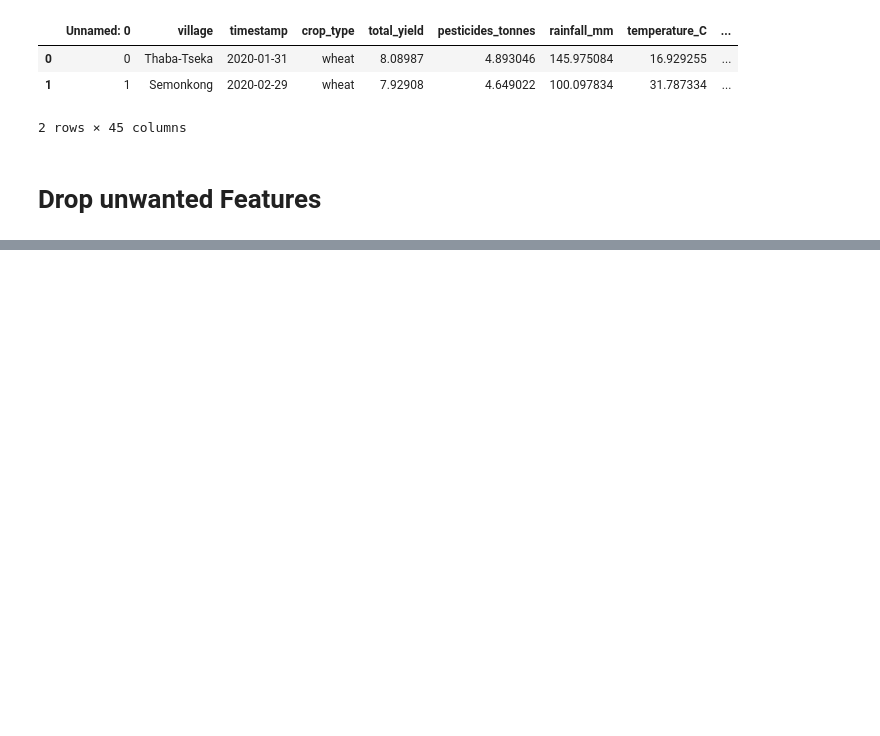
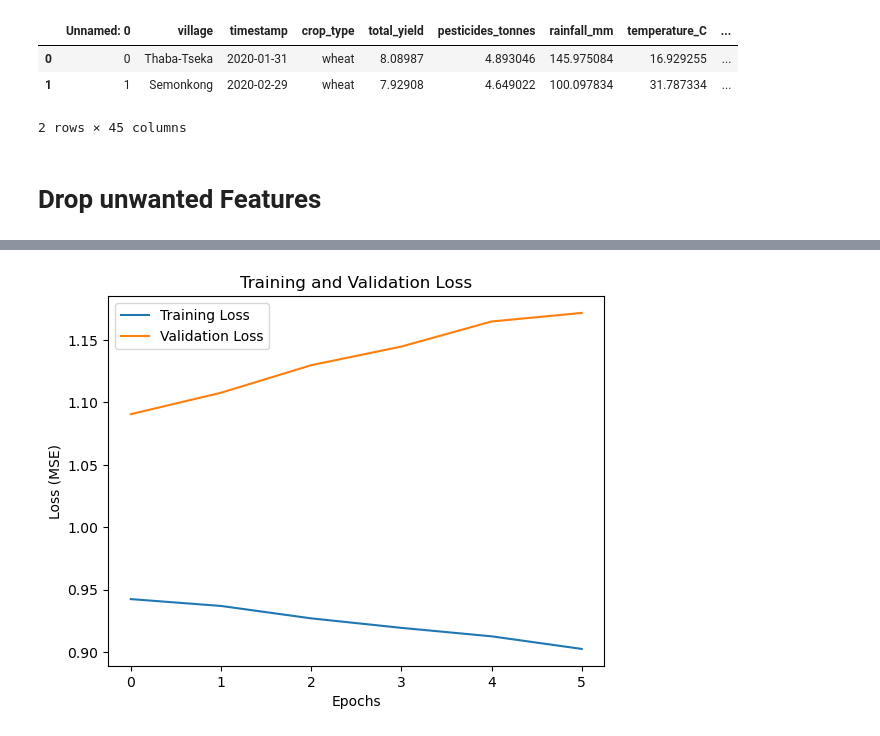
Before and after one commit to mrshelile/AgriVista, a Jupyter notebook: dataExtract1.ipynb, the cells around one changed output, grey strips where cells are left out. Cells and saved outputs as stored; diff of their text form; code cells hidden in the pictures; blank space fills up the shorter version.

```diff
--- a/dataExtract1.ipynb
+++ b/dataExtract1.ipynb
@@ -96,0 +209,9 @@ df.drop(columns=unwanted)
+# %%
+# Reshape data for LSTM: [samples, timesteps, features]
+# X_train shape before reshaping: (number_of_samples, sequence_length, number_of_features)
+X_train_reshaped = np.reshape(X_train, (X_train.shape[0], X_train.shape[1], X_train.shape[2]))
+X_test_reshaped = np.reshape(X_test, (X_test.shape[0], X_test.shape[1], X_test.shape[2]))
+
+# Check the shapes
+print(f"X_train reshaped shape: {X_train_reshaped.shape}")
+print(f"X_test reshaped shape: {X_test_reshaped.shape}")
@@ -96,0 +272,6 @@ df.drop(columns=unwanted)
+# %%
+#  Early Stopping callback
+early_stopping = EarlyStopping(monitor='val_loss', patience=5, restore_best_weights=True)
+
+# Train the model with Early Stopping and validation
+history = model.fit(X_train_reshaped, y_train, epochs=100, batch_size=32, validation_data=(X_test_reshaped, y_test), callbacks=[early_stopping])
@@ -96,0 +291,11 @@ df.drop(columns=unwanted)
+# %%
+# Plot training and validation loss
+plt.plot(history.history['loss'], label='Training Loss')
+plt.plot(history.history['val_loss'], label='Validation Loss')
+plt.title('Training and Validation Loss')
+plt.xlabel('Epochs')
+plt.ylabel('Loss (MSE)')
+plt.legend()
+plt.show()
+# %% [output]
+[figure, added]
```
Also changed, not shown: parts of 20 cells of this notebook.
